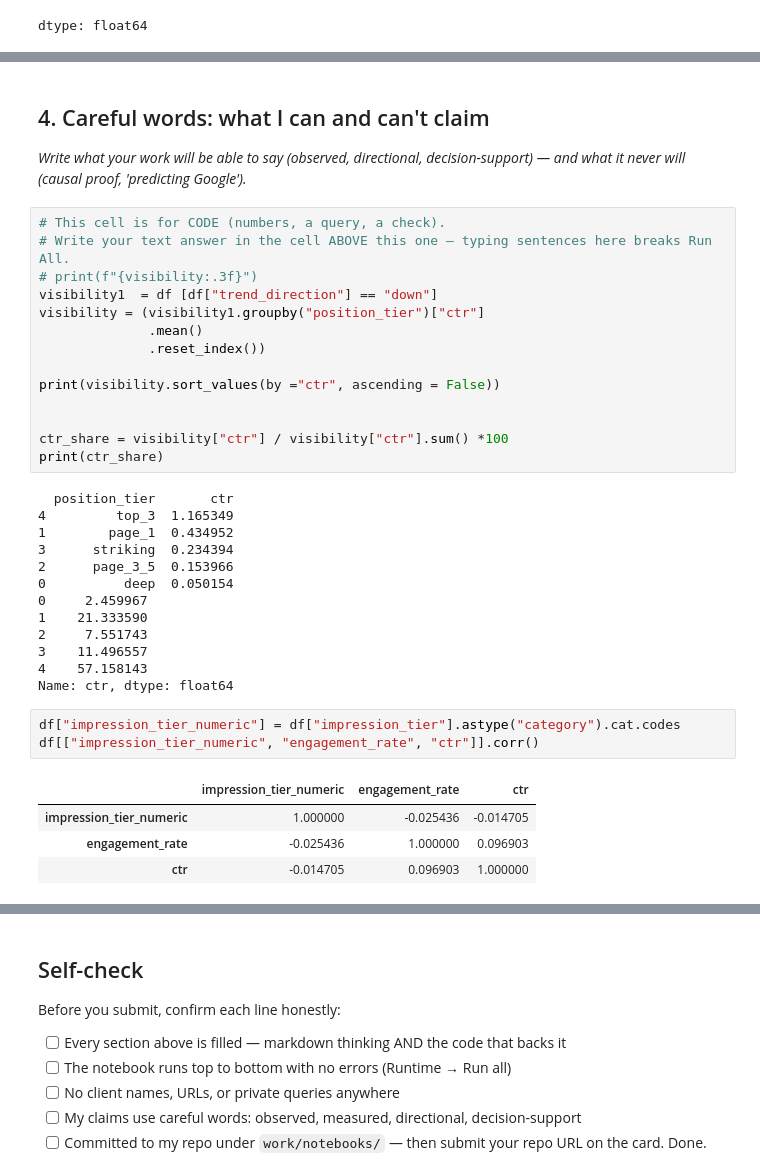
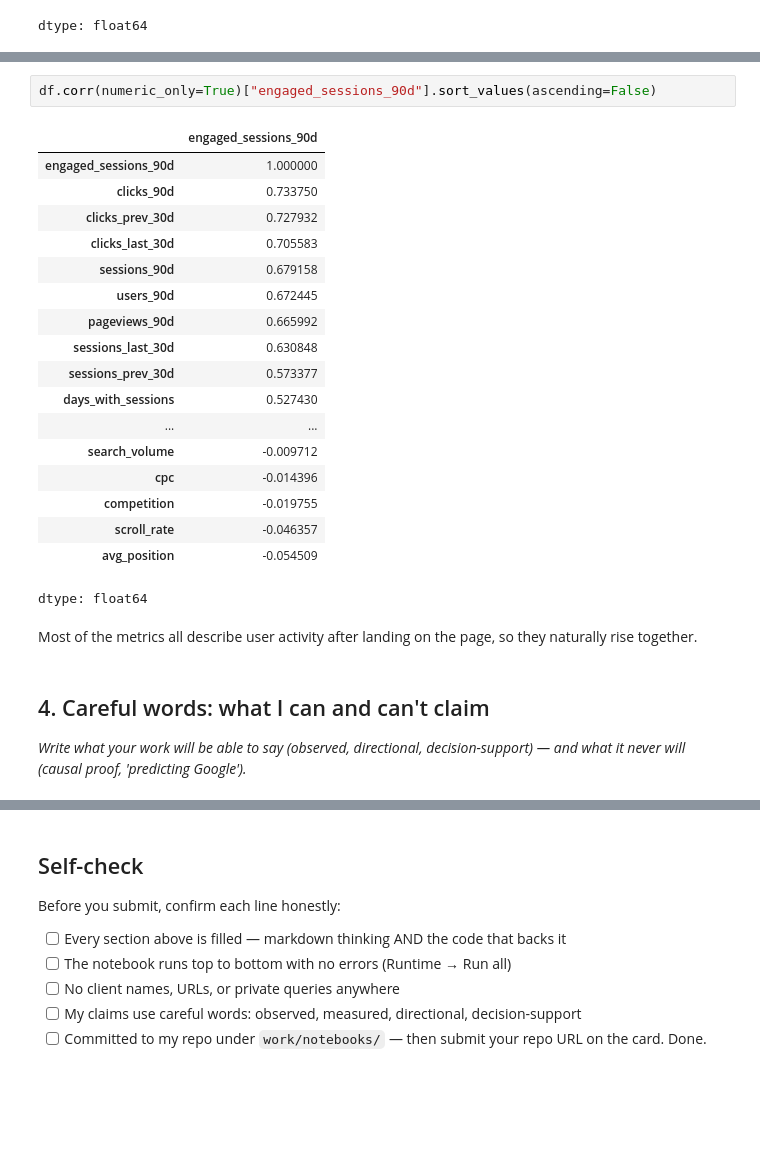
Before and after one commit to sujithauday/flyrank-ml-internship, a Jupyter notebook: work/notebooks/w01_research_question.ipynb, the cells around one changed output, grey strips where cells are left out. Drawn from its saved outputs; the diff is of its cells as text; blank space fills up the shorter version.

```diff
--- a/work/notebooks/w01_research_question.ipynb
+++ b/work/notebooks/w01_research_question.ipynb
@@ -230,39 +202,27 @@ KeyError: "['impressions', 'clicks', 'trend_strength'] not in index"
+# %%
+df.corr(numeric_only=True)["engaged_sessions_90d"].sort_values(ascending=False)
+# %% [output]
+|  | engaged_sessions_90d |
+| engaged_sessions_90d | 1.000000 |
+| clicks_90d | 0.733750 |
+| clicks_prev_30d | 0.727932 |
+| clicks_last_30d | 0.705583 |
+| sessions_90d | 0.679158 |
+| users_90d | 0.672445 |
+| pageviews_90d | 0.665992 |
+| sessions_last_30d | 0.630848 |
+| sessions_prev_30d | 0.573377 |
+| days_with_sessions | 0.527430 |
+| ... | ... |
+| search_volume | -0.009712 |
+| cpc | -0.014396 |
+| competition | -0.019755 |
+| scroll_rate | -0.046357 |
+| avg_position | -0.054509 |
+dtype: float64
+# %% [markdown]
+Most of the metrics all describe user activity after landing on the page, so they naturally rise together.
 # %% [markdown]
 ## 4. Careful words: what I can and can't claim
 
 *Write what your work will be able to say (observed, directional, decision-support) — and what it never will (causal proof, 'predicting Google').*
-# %%
-# This cell is for CODE (numbers, a query, a check).
-# Write your text answer in the cell ABOVE this one — typing sentences here breaks Run All.
-# print(f"{visibility:.3f}")
-visibility1  = df [df["trend_direction"] == "down"]
-visibility = (visibility1.groupby("position_tier")["ctr"]
-              .mean()
-              .reset_index())
-
-print(visibility.sort_values(by ="ctr", ascending = False))
-
-
-ctr_share = visibility["ctr"] / visibility["ctr"].sum() *100
-print(ctr_share)
-# %% [output]
-  position_tier       ctr
-4         top_3  1.165349
-1        page_1  0.434952
-3      striking  0.234394
-2      page_3_5  0.153966
-0          deep  0.050154
-0     2.459967
-1    21.333590
-2     7.551743
-3    11.496557
-4    57.158143
-Name: ctr, dtype: float64
-# %%
-df["impression_tier_numeric"] = df["impression_tier"].astype("category").cat.codes
-df[["impression_tier_numeric", "engagement_rate", "ctr"]].corr()
-# %% [output]
-|  | impression_tier_numeric | engagement_rate | ctr |
-| impression_tier_numeric | 1.000000 | -0.025436 | -0.014705 |
-| engagement_rate | -0.025436 | 1.000000 | 0.096903 |
-| ctr | -0.014705 | 0.096903 | 1.000000 |
```
Also changed, not shown: parts of 14 cells of this notebook.
